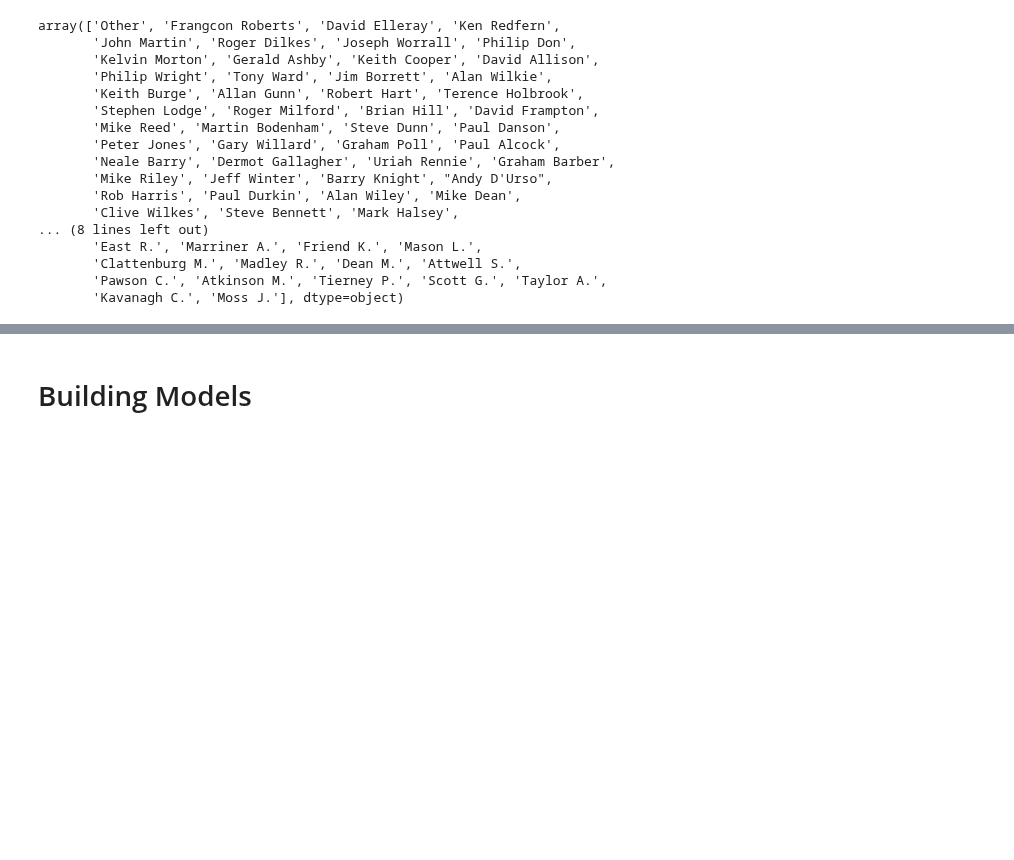
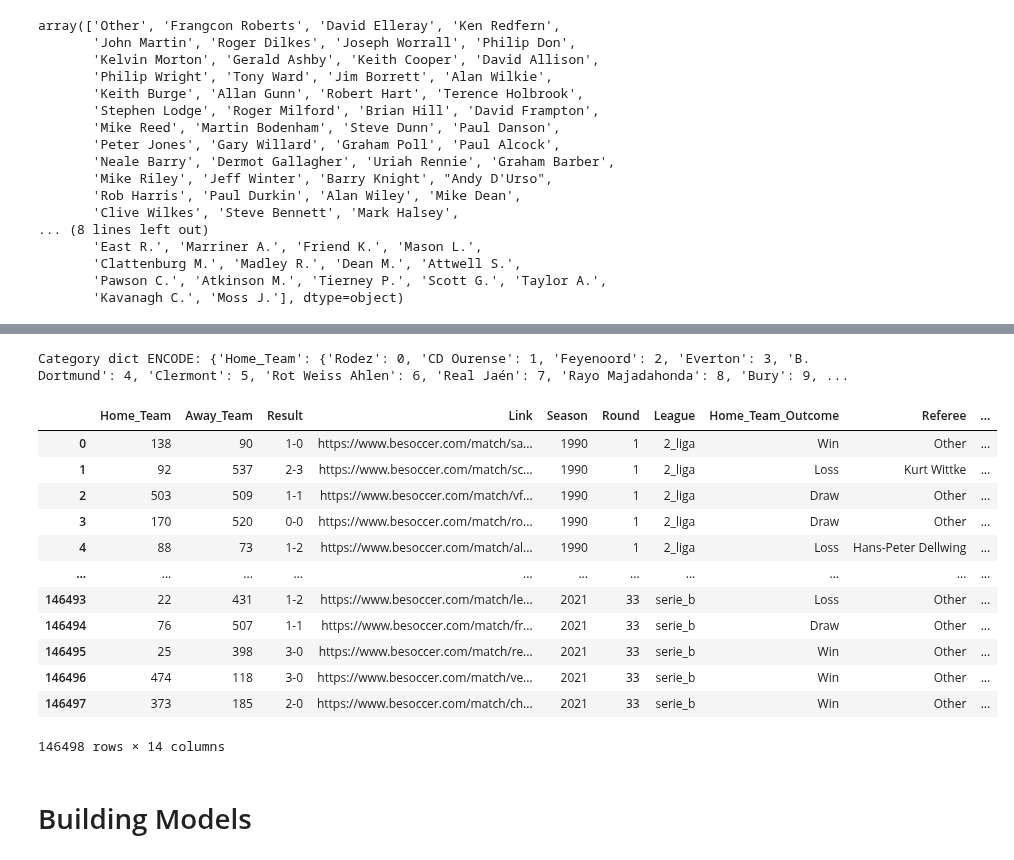
Before and after one commit to PascalLiPooKim/Football-prediction-model-project, a Jupyter notebook: footballPredictionModel.ipynb, the cells around one changed output, grey strips where cells are left out. Cells and saved outputs as stored; diff of their text form; code cells hidden in the pictures; blank space fills up the shorter version.

Commit message:
Load all csv files from the Results folder in a data frame and perform EDA

```diff
--- a/footballPredictionModel.ipynb
+++ b/footballPredictionModel.ipynb
@@ -784,0 +830,4 @@ one_hot_pl_df
+# %%
+all_14_leagues_df['Home_Team_Outcome'] = score_to_result(all_14_leagues_df,
+                                                         'Result')
+all_14_leagues_df
@@ -784,0 +838,45 @@ one_hot_pl_df
+# %%
+all_14_leagues_df = add_referee_cards_cols(all_14_leagues_df)
+all_14_leagues_df['Referee'].unique()
+# %%
+all_14_leagues_df = add_pitch_col(all_14_leagues_df)
+all_14_leagues_df['Pitch'].unique()
+# %%
+all_14_leagues_teams = set()
+all_14_leagues_teams.update(all_14_leagues_df['Home_Team'])
+all_14_leagues_teams.update(all_14_leagues_df['Away_Team'])
+all_14_leagues_teams
+# %%
+category_dict_encode = {}
+category_dict_decode = {}
+
+
+# print("Column, Category dict:", col_cat_dict)
+for col in ['Home_Team', 'Away_Team']:
+  col_cat_dict = dict(enumerate(all_14_leagues_teams))
+  category_dict_decode[col] = col_cat_dict
+
+  col_cat_dict = {v:k for k,v in col_cat_dict.items()}
+  # print("Inverted Column, Category dict:", col_cat_dict)
+  category_dict_encode[col] = col_cat_dict
+
+# print()
+print("Category dict ENCODE:", category_dict_encode)
+# print("Category dict DECODE:", category_dict_decode)
+all_14_leagues_teams_encoded_df = all_14_leagues_df.replace(category_dict_encode)
+all_14_leagues_teams_encoded_df
+# %% [output]
+Category dict ENCODE: {'Home_Team': {'Rodez': 0, 'CD Ourense': 1, 'Feyenoord': 2, 'Everton': 3, 'B. Dortmund': 4, 'Clermont': 5, 'Rot Weiss Ahlen': 6, 'Real Jaén': 7, 'Rayo Majadahonda': 8, 'Bury': 9, ...
+|  | Home_Team | Away_Team | Result | Link | Season | Round | League | Home_Team_Outcome | Referee | ... |
+| 0 | 138 | 90 | 1-0 | https://www.besoccer.com/match/sa... | 1990 | 1 | 2_liga | Win | Other | ... |
+| 1 | 92 | 537 | 2-3 | https://www.besoccer.com/match/sc... | 1990 | 1 | 2_liga | Loss | Kurt Wittke | ... |
+| 2 | 503 | 509 | 1-1 | https://www.besoccer.com/match/vf... | 1990 | 1 | 2_liga | Draw | Other | ... |
+| 3 | 170 | 520 | 0-0 | https://www.besoccer.com/match/ro... | 1990 | 1 | 2_liga | Draw | Other | ... |
+| 4 | 88 | 73 | 1-2 | https://www.besoccer.com/match/al... | 1990 | 1 | 2_liga | Loss | Hans-Peter Dellwing | ... |
+| ... | ... | ... | ... | ... | ... | ... | ... | ... | ... | ... |
+| 146493 | 22 | 431 | 1-2 | https://www.besoccer.com/match/le... | 2021 | 33 | serie_b | Loss | Other | ... |
+| 146494 | 76 | 507 | 1-1 | https://www.besoccer.com/match/fr... | 2021 | 33 | serie_b | Draw | Other | ... |
+| 146495 | 25 | 398 | 3-0 | https://www.besoccer.com/match/re... | 2021 | 33 | serie_b | Win | Other | ... |
+| 146496 | 474 | 118 | 3-0 | https://www.besoccer.com/match/ve... | 2021 | 33 | serie_b | Win | Other | ... |
+| 146497 | 373 | 185 | 2-0 | https://www.besoccer.com/match/ch... | 2021 | 33 | serie_b | Win | Other | ... |
+146498 rows × 14 columns
```
Also changed, not shown: parts of 15 cells of this notebook.
